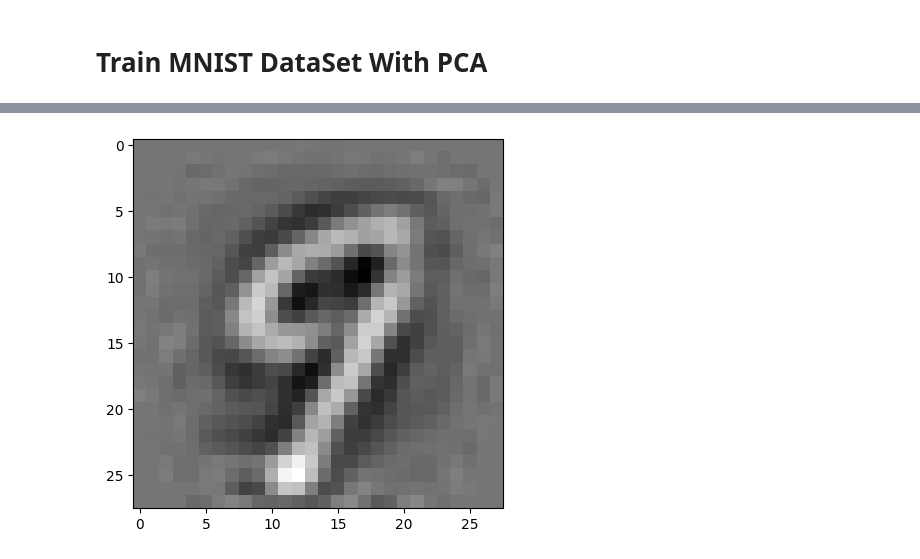
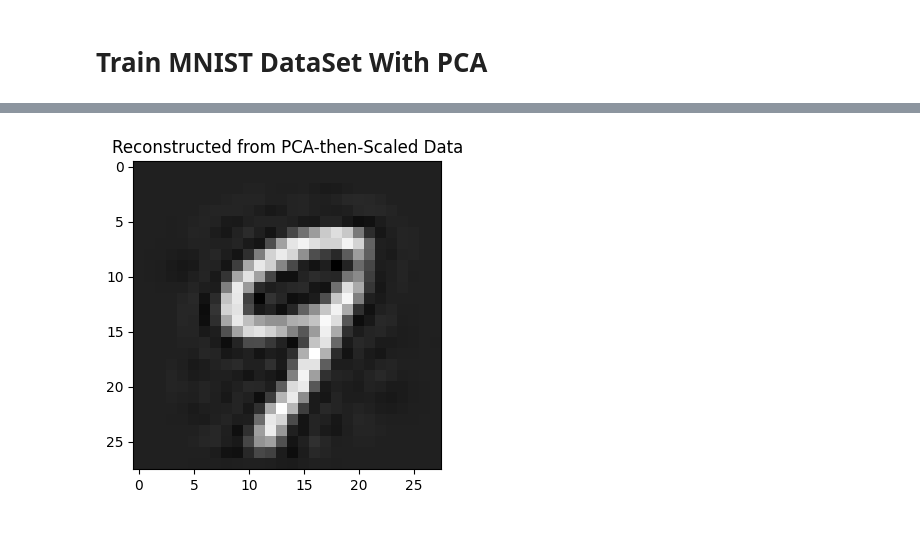
Before and after one commit to Eclipse-peach/pca-performance_mlp, a Jupyter notebook: PCA.ipynb, the cells around one changed output, grey strips where cells are left out. Cells and saved outputs as stored; diff of their text form; code cells hidden in the pictures; blank space fills up the shorter version.

```diff
--- a/PCA.ipynb
+++ b/PCA.ipynb
@@ -201,48 +411,76 @@ import matplotlib.pyplot as plt
 import numpy as np
 from PIL import Image as PIL_Image
 
-# 5. Function to Load and Preprocess Your Handwritten Image
-def preprocess_handwritten_image(image_path, target_size=(28, 28)):
+# 5. Function to get raw (unscaled) user handwritten image pixels
+def get_raw_user_img_pixels(img_path, target_size=(28, 28)):
     try:
-        img = PIL_Image.open(image_path).convert('L')  # Convert to grayscale
+        img = PIL_Image.open(img_path).convert('L') # Grayscale
         img = img.resize(target_size)
-        img_array = np.array(img).astype('float32')
-        img_array = 255 - img_array  # Invert pixel values (MNIST is white on black)
-        return img_array
+        img_arr = np.array(img).astype('float32')
+        img_arr = 255 - img_arr # Invert colors (MNIST is white on black)
+        return img_arr.reshape(1, -1) # Flatten to (1, 784)
     except FileNotFoundError:
-        print(f"Error: Image not found at {image_path}")
+        print(f"Error: Image not found at {img_path}")
         return None
 
-# 6. Function to Preprocess for PCA Model
-def preprocess_for_pca_model(image_array, pca_model, scaler_model):
-    if image_array is not None:
-        scaled_array = scaler_model.transform(image_array)
-        pca_transformed_array = pca_model.transform(scaled_array)
-        return pca_transformed_array
+# 6. Function to preprocess for the "PCA on Unscaled, then Scaled" model
+def prep_for_pca_scaled_model(raw_img_pixels, pca_unscaled_model, scaler_pca_output):
+    """
+    Applies PCA to raw pixels, then scales the PCA components.
+    """
+    if raw_img_pixels is not None:
+        pca_transformed = pca_unscaled_model.transform(raw_img_pixels)
+        #final_processed = scaler_pca_output.transform(pca_transformed)
+        return pca_transformed
     return None
 
-# 7. Function to Predict with a Given Model
-def predict_digit(model, processed_image):
-    if processed_image is not None:
-        prediction = model.predict(processed_image)
-        predicted_class = np.argmax(prediction)
+# 7. Function to predict with a Keras model
+def predict_digit(keras_model, processed_input_data):
+    if processed_input_data is not None:
+        prediction_probs = keras_model.predict(processed_input_data, verbose=0)
+        predicted_class = np.argmax(prediction_probs)
         return predicted_class
     return None
 
-test_image_display = X_train_flattened[55000].reshape(28, 28)
-# Display the image using matplotlib
-plt.imshow(test_image_display, cmap='gray')  # 'gray' colormap for grayscale images
+# --- Individual Image Display and Prediction ---
+
+print("\n--- Testing Individual Images ---")
+
+# --- Test with an image from X_train (Original Scaled Data for 'Original MLP') ---
+idx_orig_mlp = 55000 # Sample index
+# Assumes X_train_flattened_original_mlp is from your main script (scaled data)
+display_img_orig_mlp = X_train_flattened_original_mlp[idx_orig_mlp].reshape(28, 28)
+# Assumes y_train is from your main script
+true_label_orig_mlp = y_train[idx_orig_mlp]
+
+plt.figure(figsize=(4,4))
+plt.imshow(display_img_orig_mlp, cmap='gray')
+plt.title(f"Original (Scaled) Data Sample: True Label {true_label_orig_mlp}")
 plt.show()
-data = X_train_flattened[55000].reshape(1,-1)
-predicted_original = predict_digit(model_mlp_original, data)
-print(f"Original MLP Model Prediction: {predicted_original}")
 
-test_pca_display = pca.inverse_transform(X_train_pca[55000]).reshape(28, 28)
-# Display the image using matplotlib
-plt.imshow(test_pca_display, cmap='gray')  # 'gray' colormap for grayscale images
+data_for_orig_mlp_pred = X_train_flattened_original_mlp[idx_orig_mlp].reshape(1,-1)
+pred_by_orig_mlp = predict_digit(model_mlp_original, data_for_orig_mlp_pred)
+print(f"Original MLP Model Prediction: {pred_by_orig_mlp}")
+
+# --- Display and Inverse Transform PCA-processed image from X_train (PCA then Scaled Data) ---
+idx_pca_mlp = 55000 # Sample index
+
+# Reconstruct image: inverse scale PCA comps, then inverse PCA to get raw pixels
+# Assumes X_train_pca_then_scaled is from your main script (PCA then scaled data)
+pca_scaled_data_for_recon = X_train_pca_scaled[idx_pca_mlp].reshape(1, -1)
+
+# Assumes scaler_pca_results and pca_unscaled are from your main script
+unscaled_pca_comps_recon = scaler_pca_results.inverse_transform(pca_scaled_data_for_recon)
+recon_img_from_pca_pipeline = pca_unscaled.inverse_transform(unscaled_pca_comps_recon).reshape(28, 28)
+
+plt.figure(figsize=(4,4))
+plt.imshow(recon_img_from_pca_pipeline, cmap='gray')
+plt.title(f"Reconstructed from PCA-then-Scaled Data")
 plt.show()
-test_image_pca_for_prediction = X_train_pca[55000].reshape(1, -1)
-predicted_pca = predict_digit(model_mlp_pca, test_image_pca_for_prediction)
-if predicted_pca is not None:
-  print(f"PCA-trained MLP Model Prediction: {predicted_pca}")
+
+# Predict using the PCA-then-Scaled MLP model
+data_for_pca_scaled_mlp_pred = X_train_pca_scaled[idx_pca_mlp].reshape(1, -1)
+pred_by_pca_scaled_mlp = predict_digit(model_mlp_pca_then_scaled, data_for_pca_scaled_mlp_pred)
+if pred_by_pca_scaled_mlp is not None:
+  print(f"PCA-then-Scaled MLP Model Prediction: {pred_by_pca_scaled_mlp}")
 # %% [output]
@@ -252 +490 @@ Original MLP Model Prediction: 9
-[figure, old version]
+[figure, new version]
```
Also changed, not shown: parts of 10 cells of this notebook.
